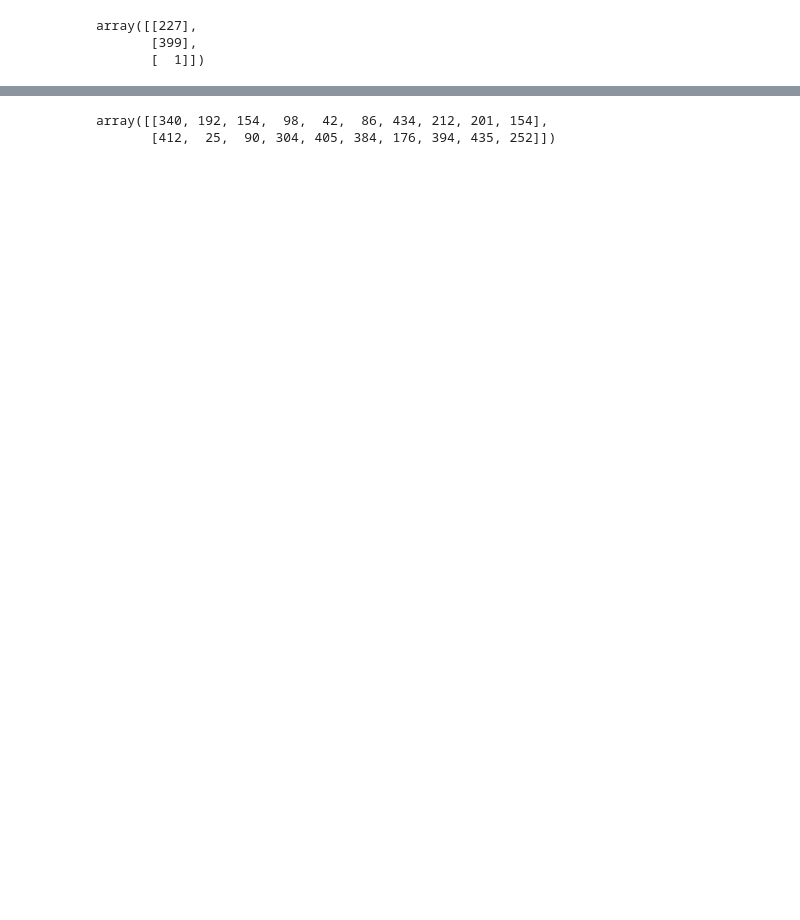
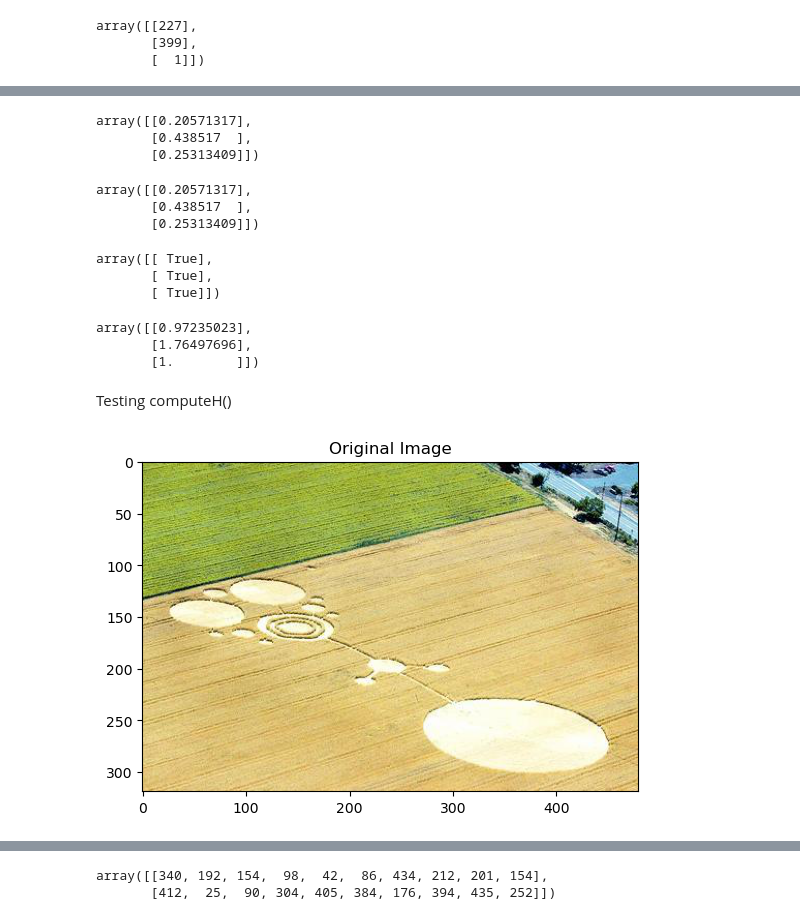
Before and after one commit to rzambrano1/computer_vision_image_stiching, a Jupyter notebook: tests_and_experiments.ipynb, the cells around one changed output, grey strips where cells are left out. Saved outputs shown, nothing was run; the diff lists cells and outputs as text; code cells hidden in the pictures; blank space fills up the shorter version.

```diff
--- a/tests_and_experiments.ipynb
+++ b/tests_and_experiments.ipynb
@@ -352,0 +367,42 @@ array([[    340,     412,       1,       0,       0,       0,  -77180,
+# %%
+np.matmul(H3,kk_0.reshape((3,1)))
+# %% [output]
+array([[0.20571317],
+       [0.438517  ],
+       [0.25313409]])
+# %%
+np.matmul(H4,kk_0.reshape((3,1)))
+# %% [output]
+array([[0.20571317],
+       [0.438517  ],
+       [0.25313409]])
+# %%
+# Proving both methods have similar result when distances are scaled down
+(np.matmul(H3,kk_0.reshape((3,1)))-np.matmul(H4,kk_0.reshape((3,1)))) < 0.000001
+# %% [output]
+array([[ True],
+       [ True],
+       [ True]])
+# %%
+ll_0.reshape((3,1))
+# %% [output]
+array([[0.97235023],
+       [1.76497696],
+       [1.        ]])
+# %% [markdown]
+Testing computeH()
+# %%
+CROP1 = '..\\Zambrano_Ricardo_ASN4_py\\crop1.jpg'
+CROP2 = '..\\Zambrano_Ricardo_ASN4_py\\crop2.jpg'
+
+img_raw = io.imread(CROP1)
+crop1 = img_raw.copy()
+img_raw = io.imread(CROP2)
+crop2 = img_raw.copy()
+
+# Showing original image
+plt.imshow(crop1)
+plt.title("Original Image")
+plt.show()
+# %% [output]
+[figure, added]
```
Also changed, not shown: parts of 46 cells of this notebook, 7 other files.
